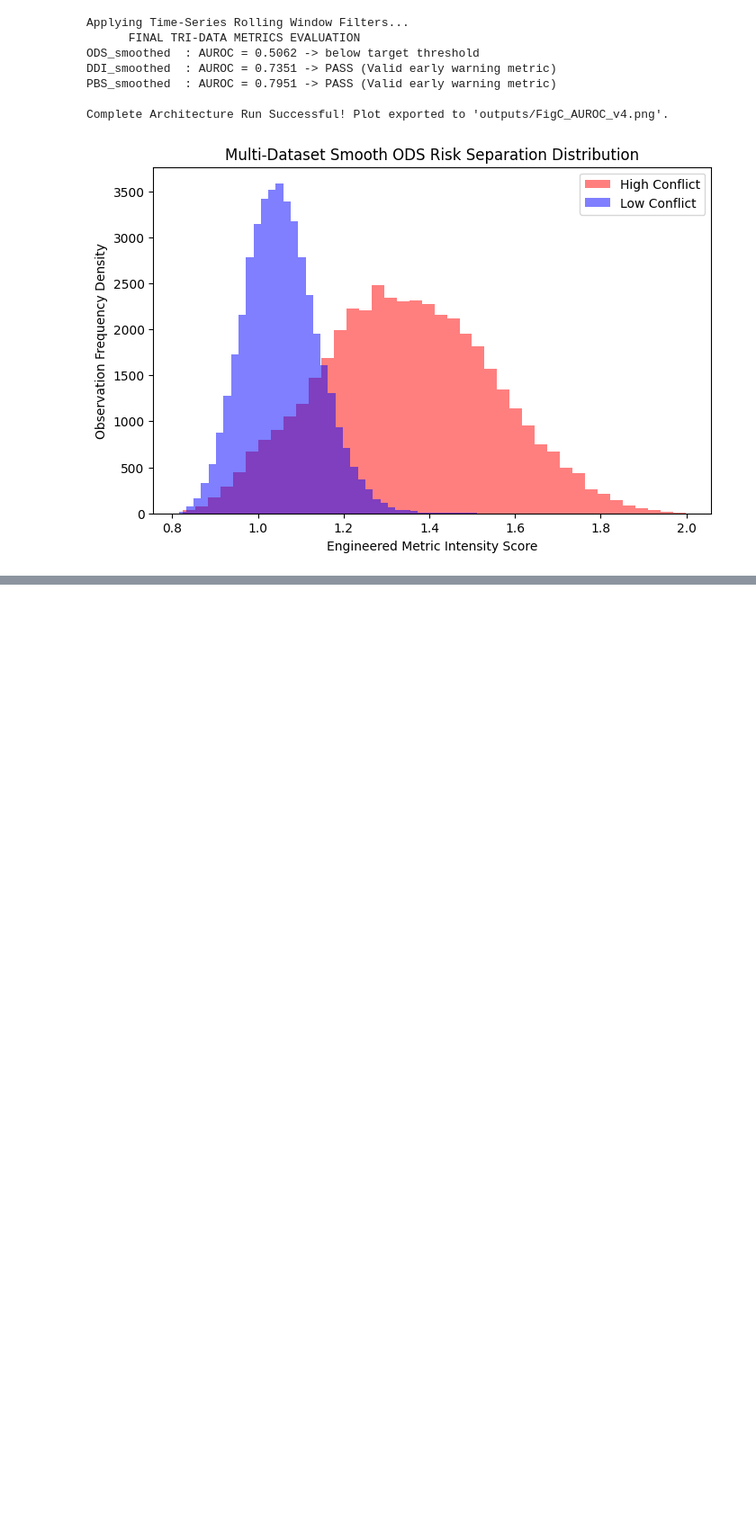
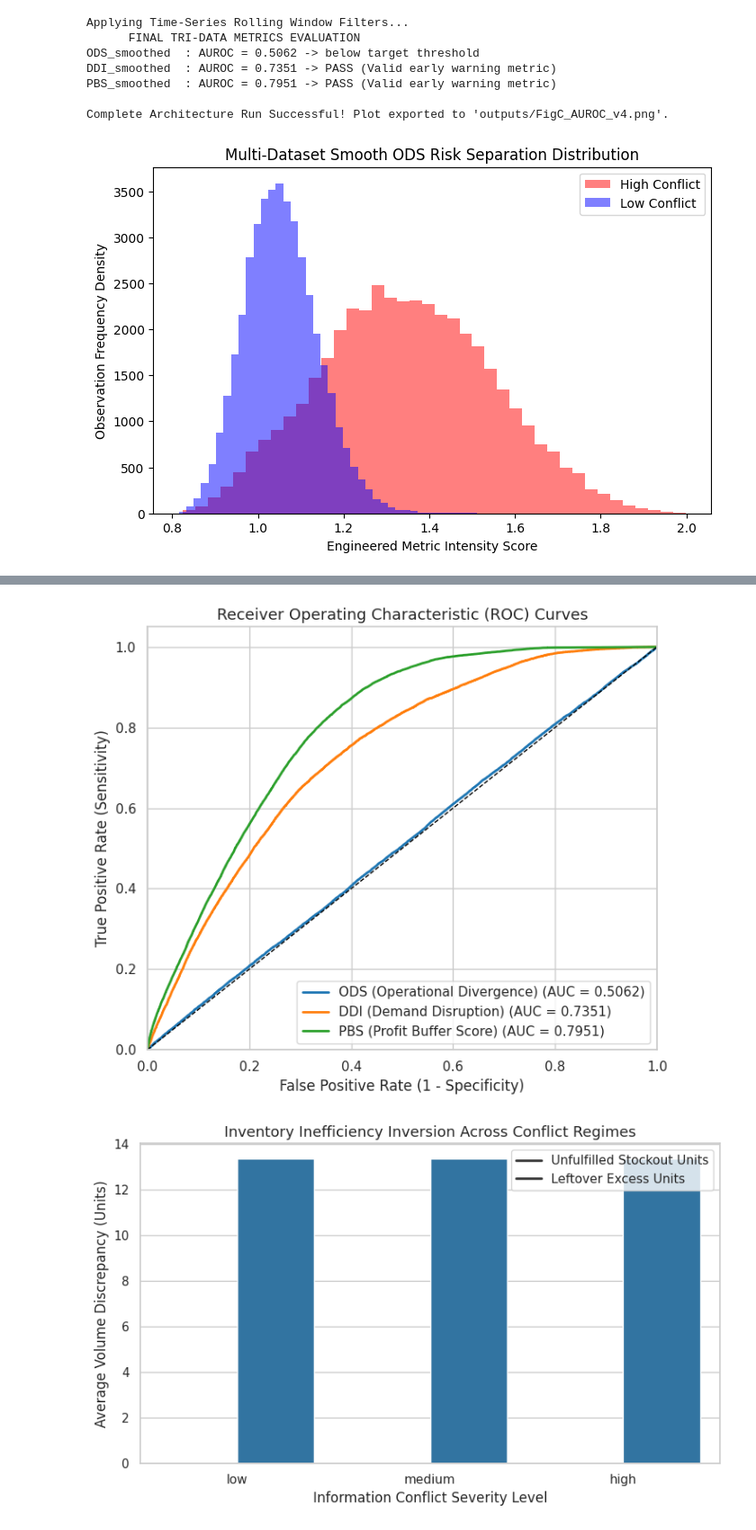
Before and after one commit to smerarawal/Governance-Aware-LLM-Orchestration-for-Retail-AI, a Jupyter notebook: iimr_new.ipynb, the cells around one changed output, grey strips where cells are left out. Shown at 90% size. Cells and saved outputs as stored; diff of their text form; code cells hidden in the pictures; blank space fills up the shorter version.

```diff
--- a/iimr_new.ipynb
+++ b/iimr_new.ipynb
@@ -307,0 +423,76 @@ Complete Architecture Run Successful! Plot exported to 'outputs/FigC_AUROC_v4.pn
+# %%
+import pandas as pd
+import numpy as np
+import matplotlib.pyplot as plt
+import seaborn as sns
+from sklearn.metrics import roc_curve, auc
+import os
+
+sns.set_theme(style="whitegrid")
+plt.rcParams.update({'font.size': 11, 'axes.labelsize': 12, 'axes.titlesize': 13})
+
+# Load dataset
+df = pd.read_csv('data/simulation_episodes_v4.csv')
+
+# Metric smoothing and target generation
+df['ODS_smoothed'] = df.groupby(['episode', 'category'])['ODS'].transform(lambda x: x.rolling(3, min_periods=1).mean())
+df['DDI_smoothed'] = df.groupby(['episode', 'category'])['DDI'].transform(lambda x: x.rolling(3, min_periods=1).mean())
+df['PBS_smoothed'] = df.groupby(['episode', 'category'])['PBS'].transform(lambda x: x.rolling(3, min_periods=1).mean())
+
+failure_boundary = df['welfare'].quantile(0.15)
+df['is_failed_now'] = (df['welfare'] < failure_boundary).astype(int)
+df['target_y_future'] = df.groupby(['episode', 'category'])['is_failed_now'].shift(-2).fillna(0)
+eval_df = df.dropna().copy()
+
+# Derived operational supply chain metrics
+df['stockout_units'] = (df['demand'] - df['sales']).clip(lower=0)
+df['excess_units'] = (df['order'] - df['sales']).clip(lower=0)
+
+os.makedirs('outputs', exist_ok=True)
+
+# Plot 4: Empirical ROC Curves (Predictive Power Validation)
+plt.figure(figsize=(7, 6))
+
+for metric, color, label in [('ODS_smoothed', '#1f77b4', 'ODS (Operational Divergence)'),
+                             ('DDI_smoothed', '#ff7f0e', 'DDI (Demand Disruption)'),
+                             ('PBS_smoothed', '#2ca02c', 'PBS (Profit Buffer Score)')]:
+
+    # Invert PBS because lower buffer implies higher risk of failure
+    score = -eval_df[metric] if metric == 'PBS_smoothed' else eval_df[metric]
+    fpr, tpr, _ = roc_curve(eval_df['target_y_future'], score)
+    roc_auc = auc(fpr, tpr)
+
+    plt.plot(fpr, tpr, color=color, lw=2, label=f'{label} (AUC = {roc_auc:.4f})')
+
+plt.plot([0, 1], [0, 1], color='black', lw=1, linestyle='--')
+plt.xlim([0.0, 1.0])
+plt.ylim([0.0, 1.05])
+plt.xlabel('False Positive Rate (1 - Specificity)')
+plt.ylabel('True Positive Rate (Sensitivity)')
+plt.title('Receiver Operating Characteristic (ROC) Curves')
+plt.legend(loc="lower right")
+plt.tight_layout()
+plt.savefig('outputs/Fig4_Empirical_ROC_Curves.png', dpi=300)
+plt.show()
+
+# Plot 5: Operational Inefficiency Trade-off Matrix
+# Aggregate average operational waste units across conflict tracking pools
+mismatch_summary = df.groupby('conflict_level')[['stockout_units', 'excess_units']].mean().reset_index()
+mismatch_melted = pd.melt(mismatch_summary, id_vars='conflict_level',
+                          value_vars=['stockout_units', 'excess_units'],
+                          var_name='Inefficiency_Type', value_name='Average_Units')
+
+plt.figure(figsize=(8, 5))
+sns.barplot(x='conflict_level', y='Average_Units', hue='Inefficiency_Type', data=mismatch_melted,
+            palette=['#d62728', '#1f77b4'], order=['low', 'medium', 'high'])
+
+plt.title('Inventory Inefficiency Inversion Across Conflict Regimes')
+plt.xlabel('Information Conflict Severity Level')
+plt.ylabel('Average Volume Discrepancy (Units)')
+plt.legend(labels=['Unfulfilled Stockout Units', 'Leftover Excess Units'])
+plt.tight_layout()
+plt.savefig('outputs/Fig5_Operational_Inefficiency_Tradeoff.png', dpi=300)
+plt.show()
+# %% [output]
+[figure, added]
+[figure, added]
```
Also changed, not shown: parts of 1 cell of this notebook.
